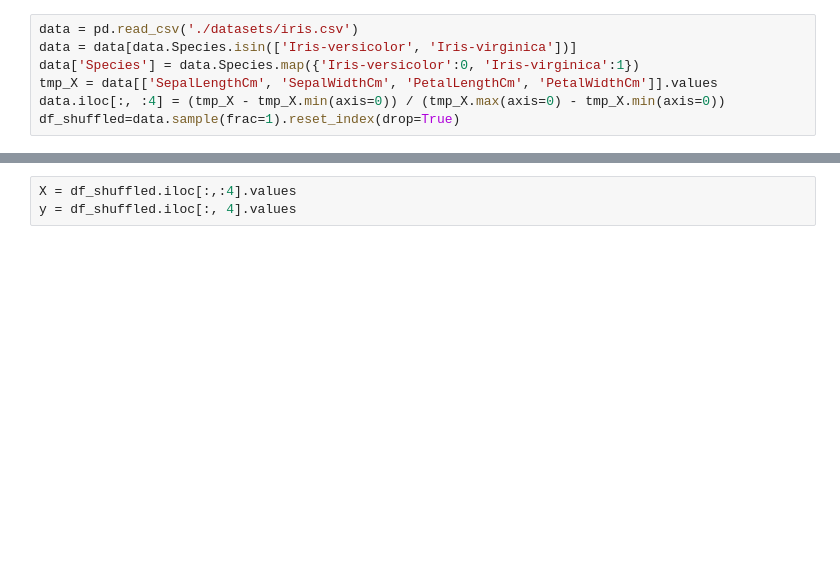
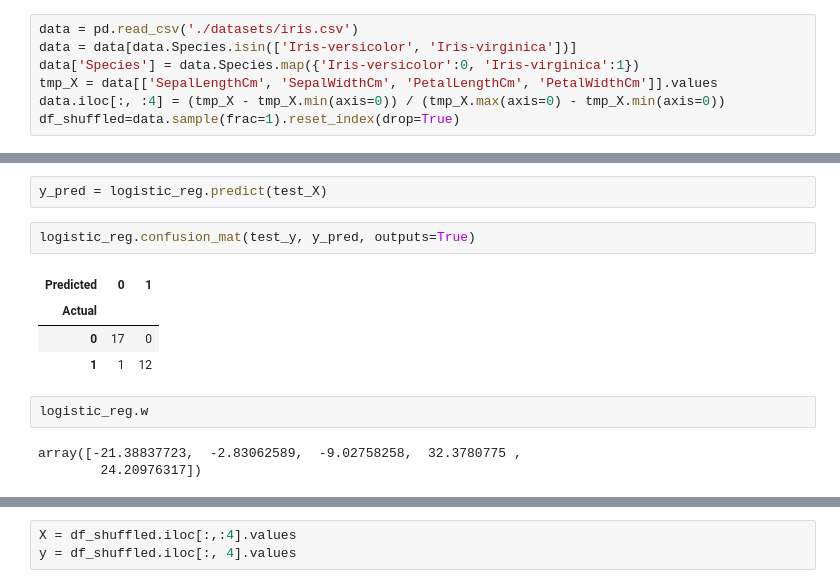
Before and after one commit to MH-Lee/IE503_HW, a Jupyter notebook: assignment5/IE503_Homework5_20196013_MyoungHoonLee.ipynb, the cells around one changed output, grey strips where cells are left out. Drawn from its saved outputs; the diff is of its cells as text; blank space fills up the shorter version.

```diff
--- a/assignment5/IE503_Homework5_20196013_MyoungHoonLee.ipynb
+++ b/assignment5/IE503_Homework5_20196013_MyoungHoonLee.ipynb
@@ -14,0 +37,14 @@ train_sample = int(df_shuffled.shape[0] * 0.7)
+# %%
+y_pred = logistic_reg.predict(test_X)
+# %%
+logistic_reg.confusion_mat(test_y, y_pred, outputs=True)
+# %% [output]
+| Predicted | 0 | 1 |
+| Actual |  |  |
+| 0 | 17 | 0 |
+| 1 | 1 | 12 |
+# %%
+logistic_reg.w
+# %% [output]
+array([-21.38837723,  -2.83062589,  -9.02758258,  32.3780775 ,
+        24.20976317])
```
Also changed, not shown: parts of 44 cells of this notebook, 4 other files.
